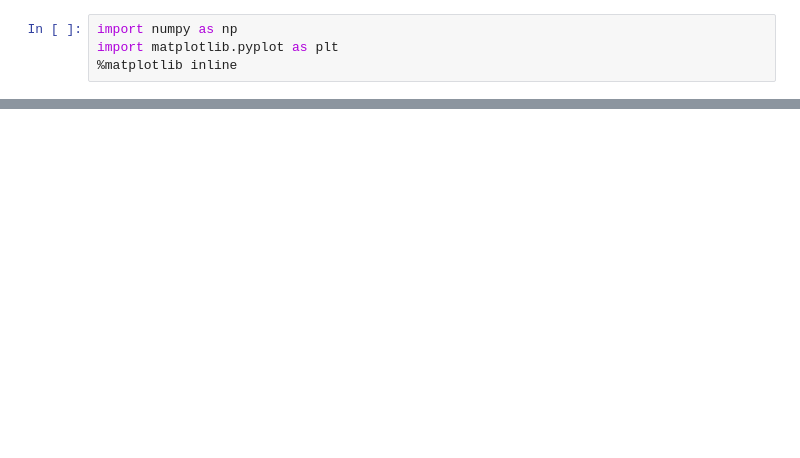
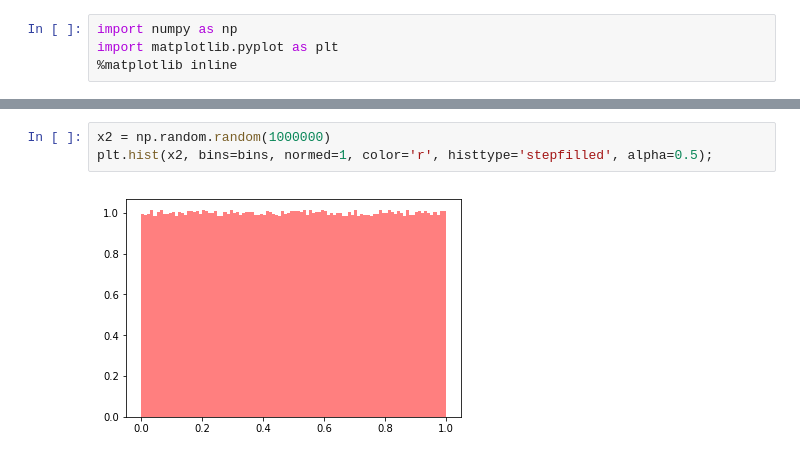
Before and after one commit to ridlo/stats_notebook, a Jupyter notebook: Joint_probability_density_function.ipynb, the cells around one changed output, grey strips where cells are left out. Saved outputs shown, nothing was run; the diff lists cells and outputs as text; blank space fills up the shorter version.

```diff
--- a/Joint_probability_density_function.ipynb
+++ b/Joint_probability_density_function.ipynb
@@ -57,0 +64,5 @@ plt.hist(z, bins=bins, normed=1, color='r', histtype='stepfilled', alpha=0.5); #
+# %%
+x2 = np.random.random(1000000)
+plt.hist(x2, bins=bins, normed=1, color='r', histtype='stepfilled', alpha=0.5);
+# %% [output]
+[figure, added]
```
Also changed, not shown: parts of 11 cells of this notebook, 9 other files.
